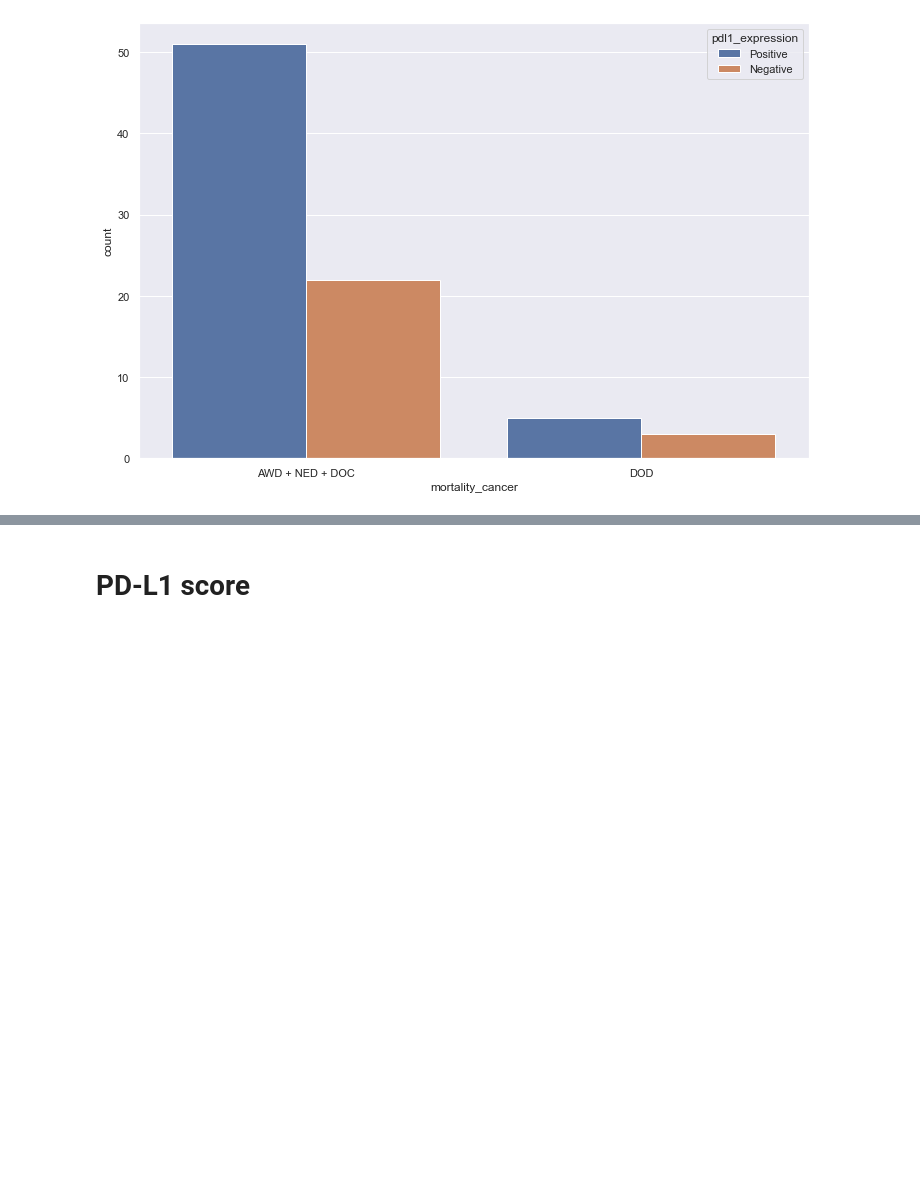
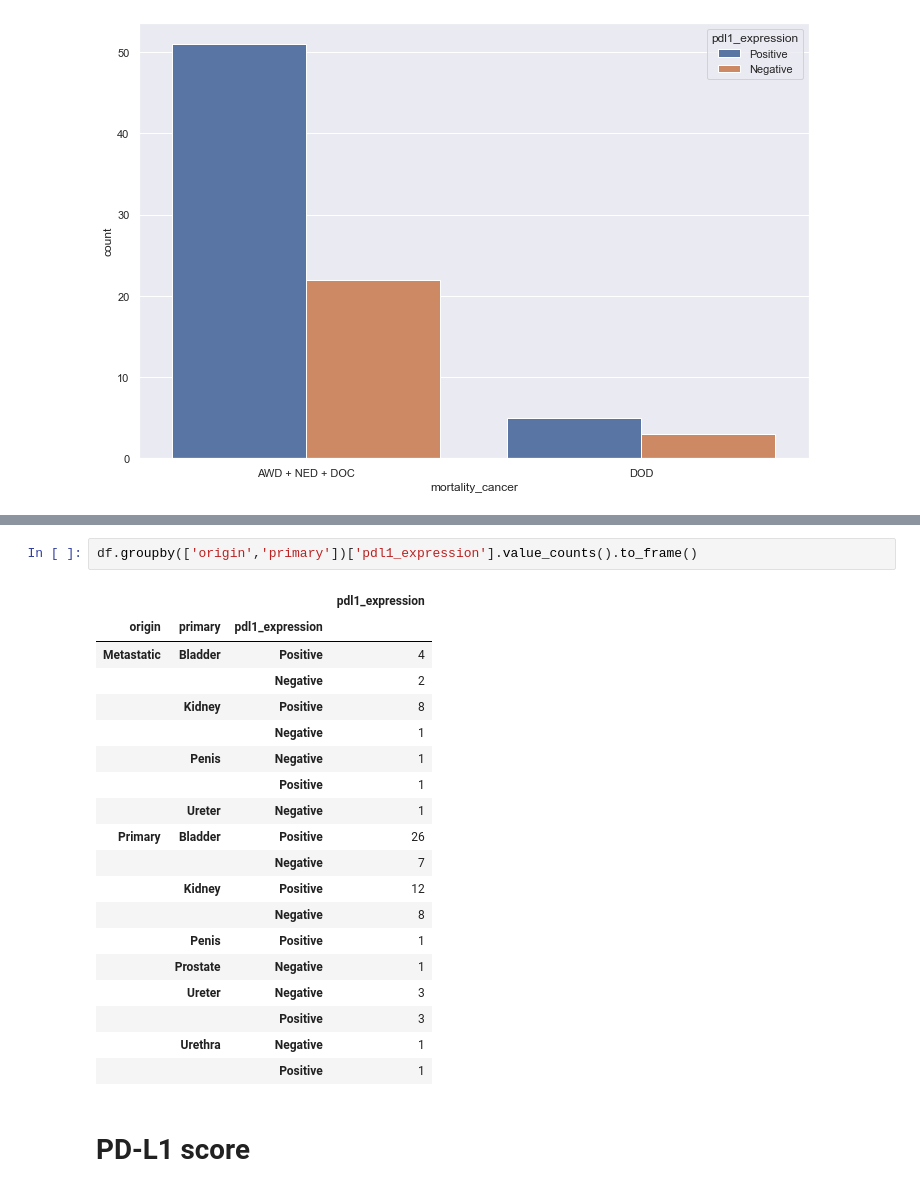
Before and after one commit to alcideschaux/PDL1-GU, a Jupyter notebook: ASSOCIATION.ipynb, the cells around one changed output, grey strips where cells are left out. Drawn from its saved outputs; the diff is of its cells as text; blank space fills up the shorter version.

```diff
--- a/ASSOCIATION.ipynb
+++ b/ASSOCIATION.ipynb
@@ -177,3 +183,25 @@ ax = sns.countplot(x='mortality_cancer', hue='pdl1_expression', data=df)
+# %%
+df.groupby(['origin','primary'])['pdl1_expression'].value_counts().to_frame()
+# %% [output]
+|  |  |  | pdl1_expression |
+| origin | primary | pdl1_expression |  |
+| Metastatic | Bladder | Positive | 4 |
+|  |  | Negative | 2 |
+|  | Kidney | Positive | 8 |
+|  |  | Negative | 1 |
+|  | Penis | Negative | 1 |
+|  |  | Positive | 1 |
+|  | Ureter | Negative | 1 |
+| Primary | Bladder | Positive | 26 |
+|  |  | Negative | 7 |
+|  | Kidney | Positive | 12 |
+|  |  | Negative | 8 |
+|  | Penis | Positive | 1 |
+|  | Prostate | Negative | 1 |
+|  | Ureter | Negative | 3 |
+|  |  | Positive | 3 |
+|  | Urethra | Negative | 1 |
+|  |  | Positive | 1 |
 # %% [markdown]
 # PD-L1 score
 # %% [markdown]
```
Also changed, not shown: parts of 5 cells of this notebook.
